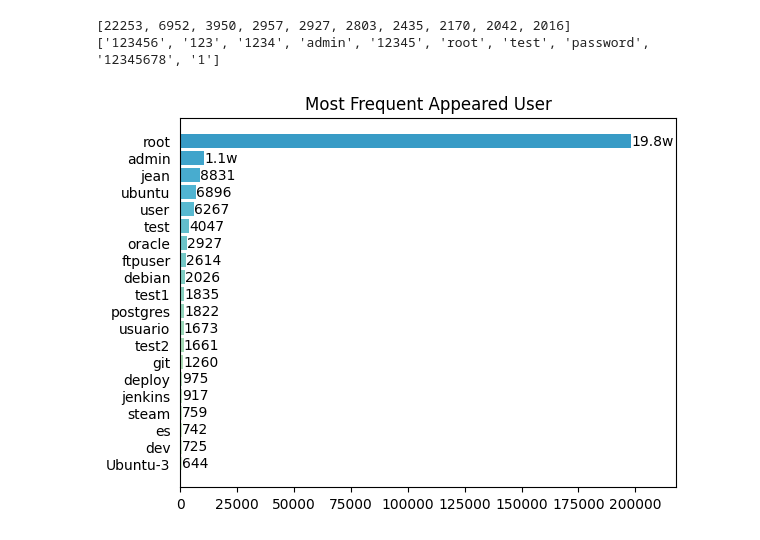
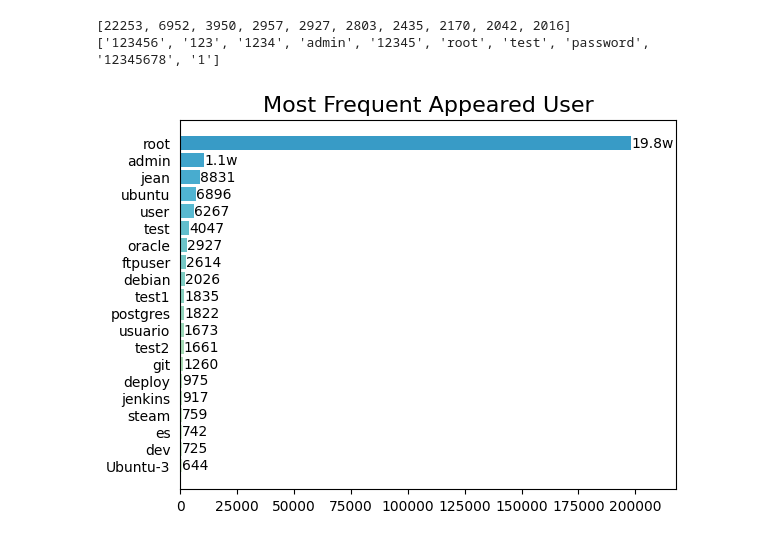
Before and after one commit to ChengShusss/brute-record-analysis, a Jupyter notebook: process/ch1_overview.ipynb, the cells around one changed output. Drawn from its saved outputs; the diff is of its cells as text; code cells hidden in the pictures.

```diff
--- a/process/ch1_overview.ipynb
+++ b/process/ch1_overview.ipynb
@@ -257,34 +257,34 @@ def format_str(s):
 # %%
 ## this is implement for plot user count rank
 import matplotlib.pyplot as plt
 import numpy as np
 
 DATA_COUNT = 20
 
 def plot_user_count():
     data, text = load_data("dataset/extracted/user-count.log")
 
     x = data[:DATA_COUNT]
     x.reverse()
     y = text[:DATA_COUNT]
     y.reverse()
 
 
     cmap = plt.get_cmap('GnBu')
     colors = cmap(np.linspace(0.2, 0.7, DATA_COUNT))
-    plt.barh(y,x, color=colors)
+    plt.barh(y, x, color=colors)
 
     for i in range(len(y)):
         plt.text(x[i], y[i], format_num(x[i]), ha='left', va='center')
 
-    plt.title("Most Frequent Appeared User")
+    plt.title("Most Frequent Appeared User", fontsize=16)
     plt.xlim(0, x[-1] * 1.1)
     plt.tick_params(bottom=True, top=False, left=False, right=False)
 
 plot_user_count()
 plt.show()
 # %% [output]
-[figure, old version]
+[figure, new version]
 # %%
 ## this is implement for plot user count rank
 import matplotlib.pyplot as plt
```
Also changed, not shown: parts of 7 cells of this notebook.
